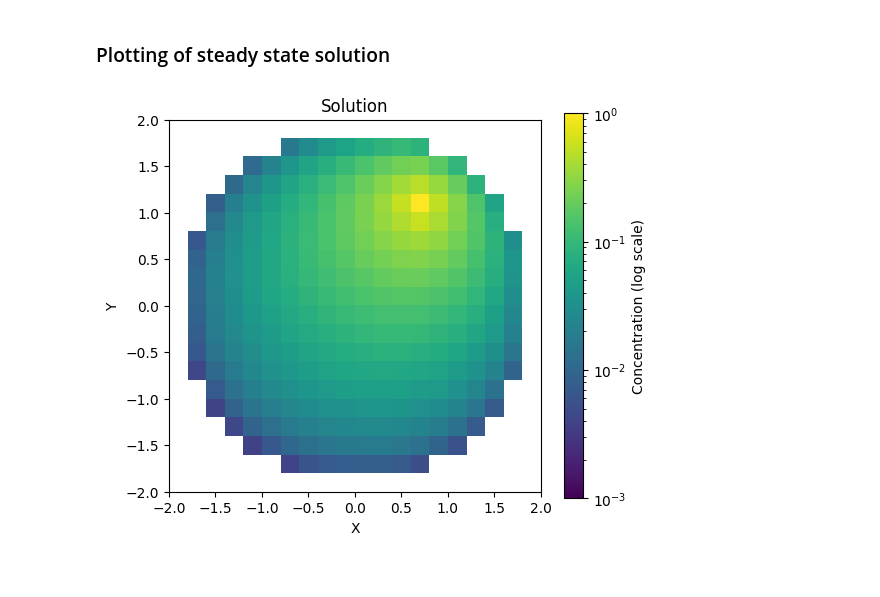
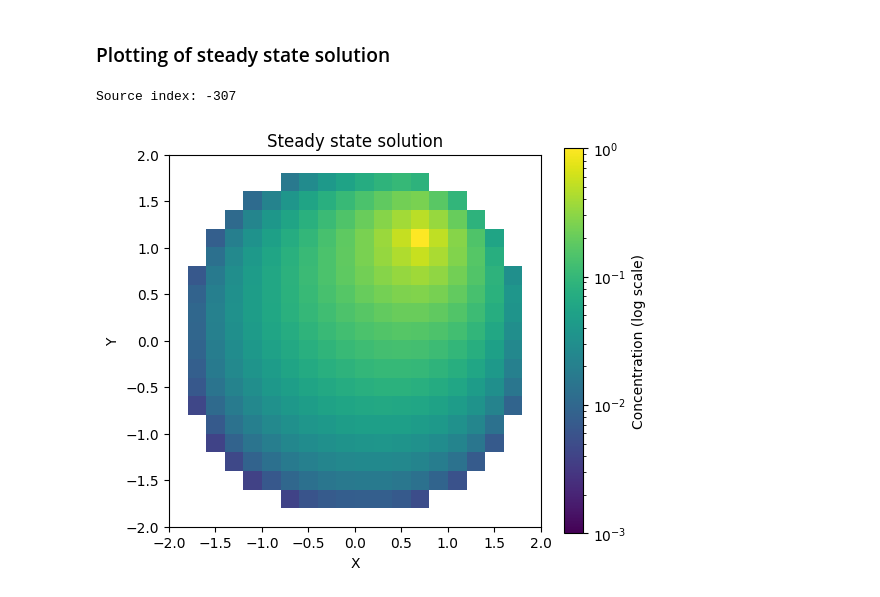
Before and after one commit to marv50/Scientific-Computing-Set-3, a Jupyter notebook: notebook.ipynb, the cells around one changed output. Drawn from its saved outputs; the diff is of its cells as text; code cells hidden in the pictures.

```diff
--- a/notebook.ipynb
+++ b/notebook.ipynb
@@ -79,17 +79,18 @@ plot_domains_frequency_vs_N(domains, N_values, solver="sparse", k=6)
 # %%
 N = 20
 radius = 2.0
 x = solve_steady_state(N, radius)
 
 # Plot the solution with log scale
 plt.figure(figsize=(6, 5))
 plt.imshow(x.reshape(N, N), cmap='viridis', extent=(-radius, radius, -radius, radius),
         norm=LogNorm(vmin=np.max(x) * 1e-3, vmax=np.max(x)))
 plt.colorbar(label="Concentration (log scale)")
 plt.xlabel("X")
 plt.ylabel("Y")
-plt.title("Solution")
+plt.title("Steady state solution")
 plt.savefig("fig/SteadyState.png")
 plt.show()
 # %% [output]
+Source index: -307
-[figure, old version]
+[figure, new version]
```
Also changed, not shown: parts of 2 cells of this notebook, 4 other files.
